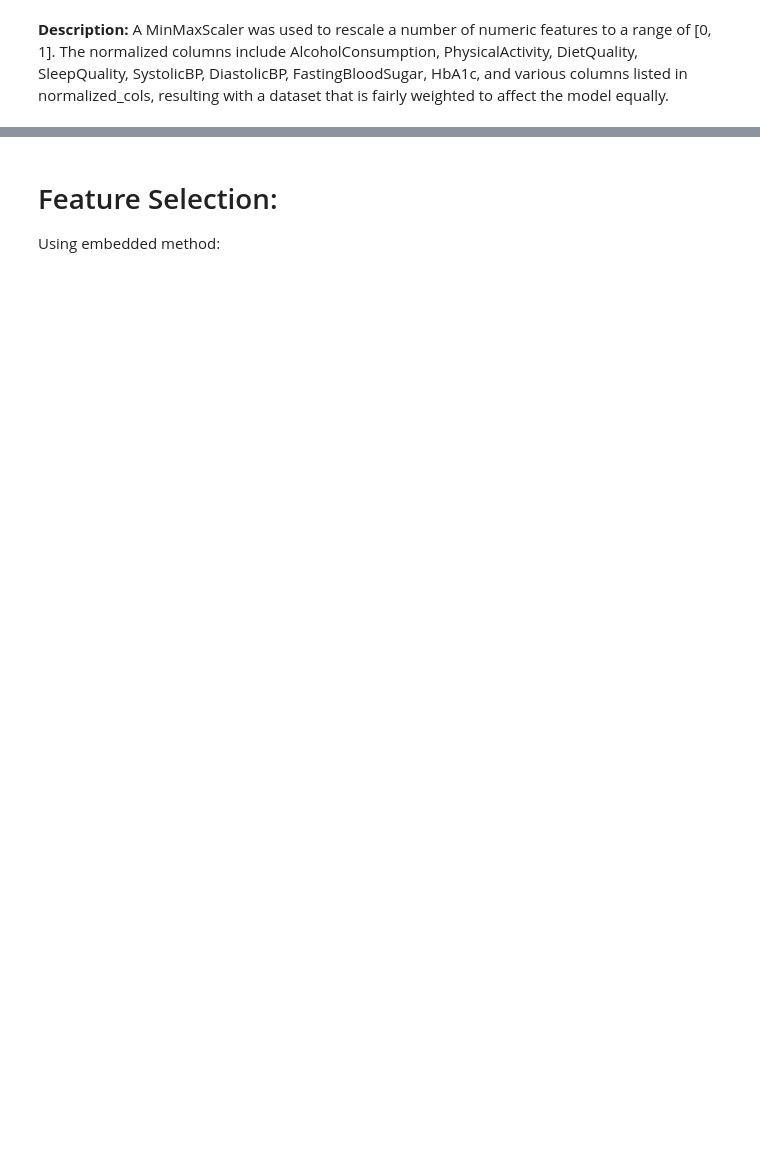
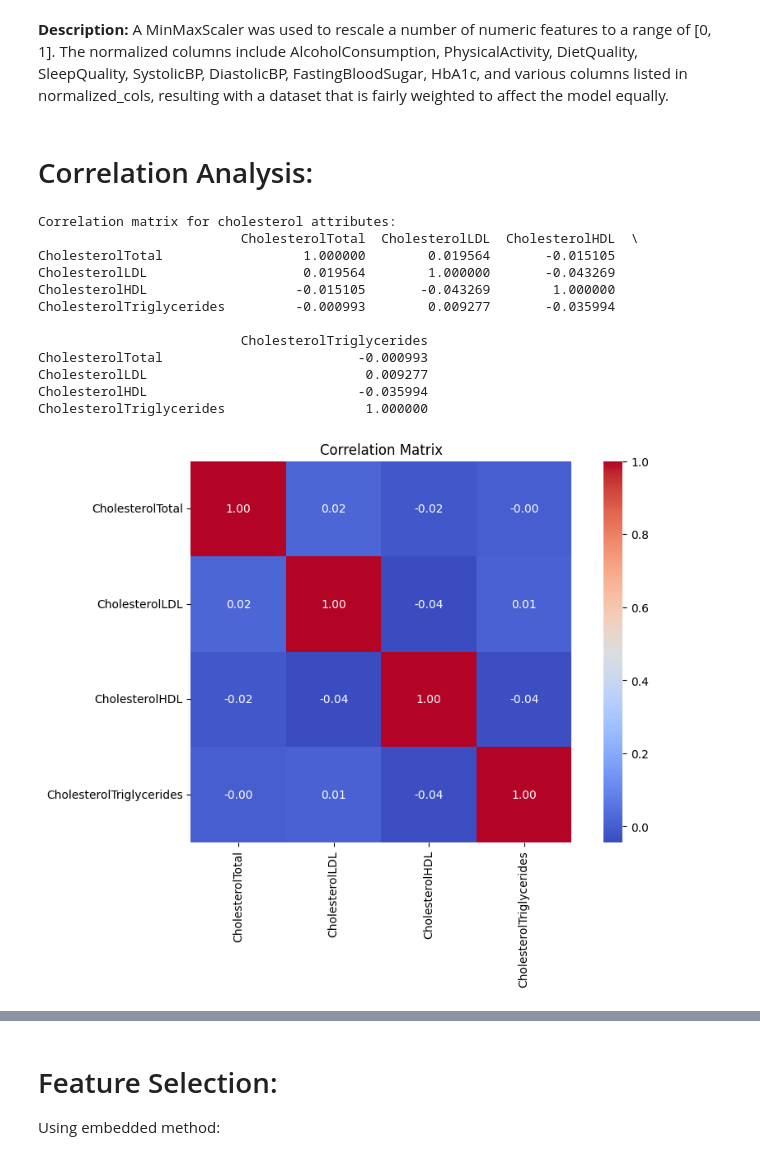
Before and after one commit to alanoudalsanad/Mining-project, a Jupyter notebook: Phase2.ipynb, the cells around one changed output, grey strips where cells are left out. Saved outputs shown, nothing was run; the diff lists cells and outputs as text; code cells hidden in the pictures; blank space fills up the shorter version.

```diff
--- a/Phase2.ipynb
+++ b/Phase2.ipynb
@@ -451,2 +452,39 @@ df[cols_to_apply].head()
 # %% [markdown]
 **Description:** A MinMaxScaler was used to rescale a number of numeric features to a range of [0, 1]. The normalized columns include AlcoholConsumption, PhysicalActivity, DietQuality, SleepQuality, SystolicBP, DiastolicBP, FastingBloodSugar, HbA1c, and various columns listed in normalized_cols, resulting with a dataset that is fairly weighted to affect the model equally.
+# %% [markdown]
+# Correlation Analysis:
+# %%
+# Define the list of cholesterol-related columns
+cholesterol_cols = [
+    'CholesterolTotal',
+    'CholesterolLDL',
+    'CholesterolHDL',
+    'CholesterolTriglycerides'
+]
+
+# Calculate the correlation matrix
+correlation_matrix = df[cholesterol_cols].corr()
+
+# Print the correlation matrix
+print("Correlation matrix for cholesterol attributes:")
+print(correlation_matrix)
+
+# Visualization of the correlation matrix
+plt.figure(figsize=(10, 6))
+sns.heatmap(correlation_matrix, annot=True, fmt=".2f", cmap='coolwarm', square=True)
+plt.title('Correlation Matrix')
+plt.show()
+# %% [output]
+Correlation matrix for cholesterol attributes:
+                          CholesterolTotal  CholesterolLDL  CholesterolHDL  \
+CholesterolTotal                  1.000000        0.019564       -0.015105
+CholesterolLDL                    0.019564        1.000000       -0.043269
+CholesterolHDL                   -0.015105       -0.043269        1.000000
+CholesterolTriglycerides         -0.000993        0.009277       -0.035994
+
+                          CholesterolTriglycerides
+CholesterolTotal                         -0.000993
+CholesterolLDL                            0.009277
+CholesterolHDL                           -0.035994
+CholesterolTriglycerides                  1.000000
+[figure, added]
```
Also changed, not shown: parts of 8 cells of this notebook, 1 other file.
